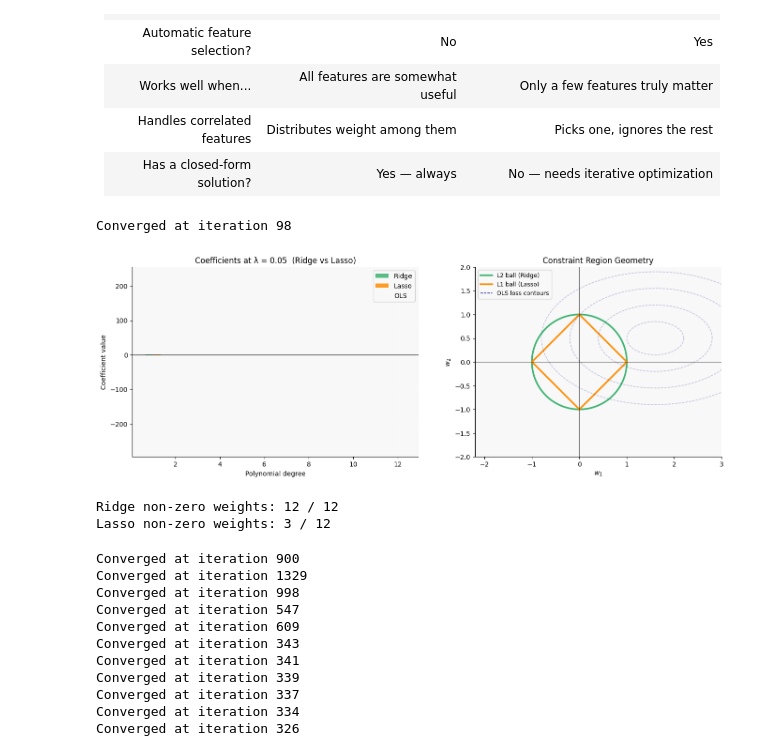
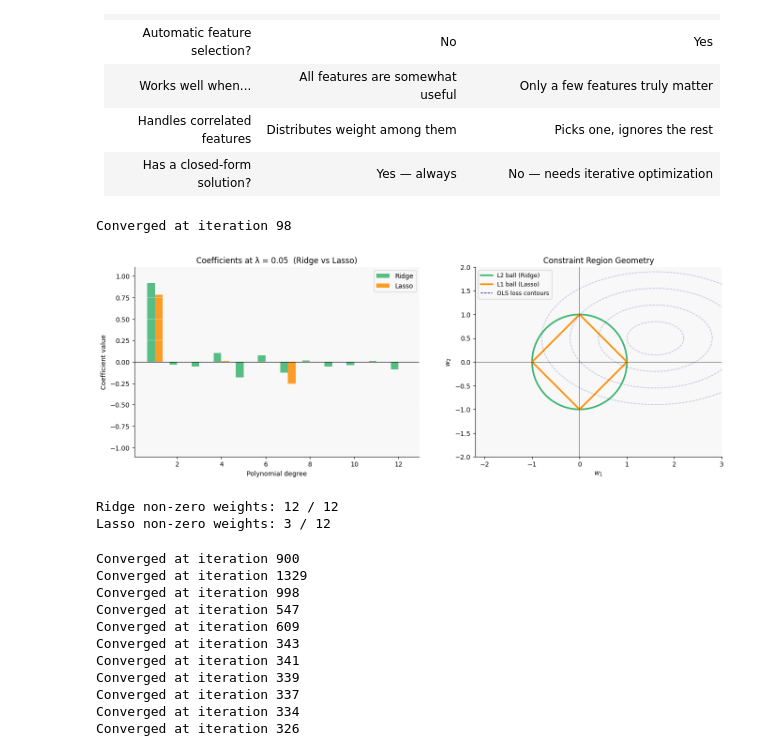
Before and after one commit to EricLin0123/ml-learn, a Jupyter notebook: regularization.ipynb, the cells around one changed output. Drawn from its saved outputs; the diff is of its cells as text; code cells hidden in the pictures.

```diff
--- a/regularization.ipynb
+++ b/regularization.ipynb
@@ -704,41 +704,43 @@ fig, axes = plt.subplots(1, 2, figsize=(14, 5))
 ax = axes[0]
 ax.bar(degrees - bar_w/2, w_ridge_c, bar_w, color="mediumseagreen", label="Ridge", alpha=0.85)
 ax.bar(degrees + bar_w/2, w_lasso_c, bar_w, color="darkorange",     label="Lasso", alpha=0.85)
-ax.bar(degrees - bar_w/2, w_ols,     bar_w * 0, color="tomato",     label="OLS",   alpha=0)  # invisible, just for legend
 ax.axhline(0, color="black", lw=0.8)
+# Keep the y-axis focused on the (small) regularized weights so the bars are visible.
+ymax = max(np.abs(w_ridge_c).max(), np.abs(w_lasso_c).max()) * 1.2
+ax.set_ylim(-ymax, ymax)
 ax.set_xlabel("Polynomial degree"); ax.set_ylabel("Coefficient value")
 ax.set_title(f"Coefficients at λ = {LAM_COMPARE}  (Ridge vs Lasso)")
 ax.legend(); ax.grid(alpha=0.3)
 
 # Geometric intuition: L1 vs L2 ball
 ax = axes[1]
 theta = np.linspace(0, 2 * np.pi, 400)
 # L2 ball (circle)
 ax.plot(np.cos(theta), np.sin(theta), color="mediumseagreen", lw=2.5, label="L2 ball (Ridge)")
 # L1 ball (diamond)
 diamond = np.array([[1,0],[0,1],[-1,0],[0,-1],[1,0]])
 ax.plot(diamond[:,0], diamond[:,1], color="darkorange", lw=2.5, label="L1 ball (Lasso)")
 # Elliptical OLS contours
 for r in [0.5, 1.0, 1.5, 2.0]:
     ax.plot(r * 1.2 * np.cos(theta) + 1.6,
             r * 0.7 * np.sin(theta) + 0.5,
             color="navy", alpha=0.25, lw=1, ls="--")
 ax.plot([], [], color="navy", ls="--", lw=1, label="OLS loss contours")
 ax.set_aspect("equal")
 ax.set_xlim(-2.2, 3.0); ax.set_ylim(-2.0, 2.0)
 ax.axhline(0, color="black", lw=0.5); ax.axvline(0, color="black", lw=0.5)
 ax.set_xlabel("$w_1$"); ax.set_ylabel("$w_2$")
 ax.set_title("Constraint Region Geometry")
 ax.legend(fontsize=9); ax.grid(alpha=0.3)
 
 plt.tight_layout()
 plt.show()
 
 print(f"Ridge non-zero weights: {np.sum(np.abs(w_ridge_c) > 1e-6)} / {DEGREE}")
 print(f"Lasso non-zero weights: {np.sum(np.abs(w_lasso_c) > 1e-6)} / {DEGREE}")
 # %% [output]
 Converged at iteration 98
-[figure, old version]
+[figure, new version]
 Ridge non-zero weights: 12 / 12
 Lasso non-zero weights: 3 / 12
 # %%
```
Also changed, not shown: parts of 1 cell of this notebook, 4 other files.
